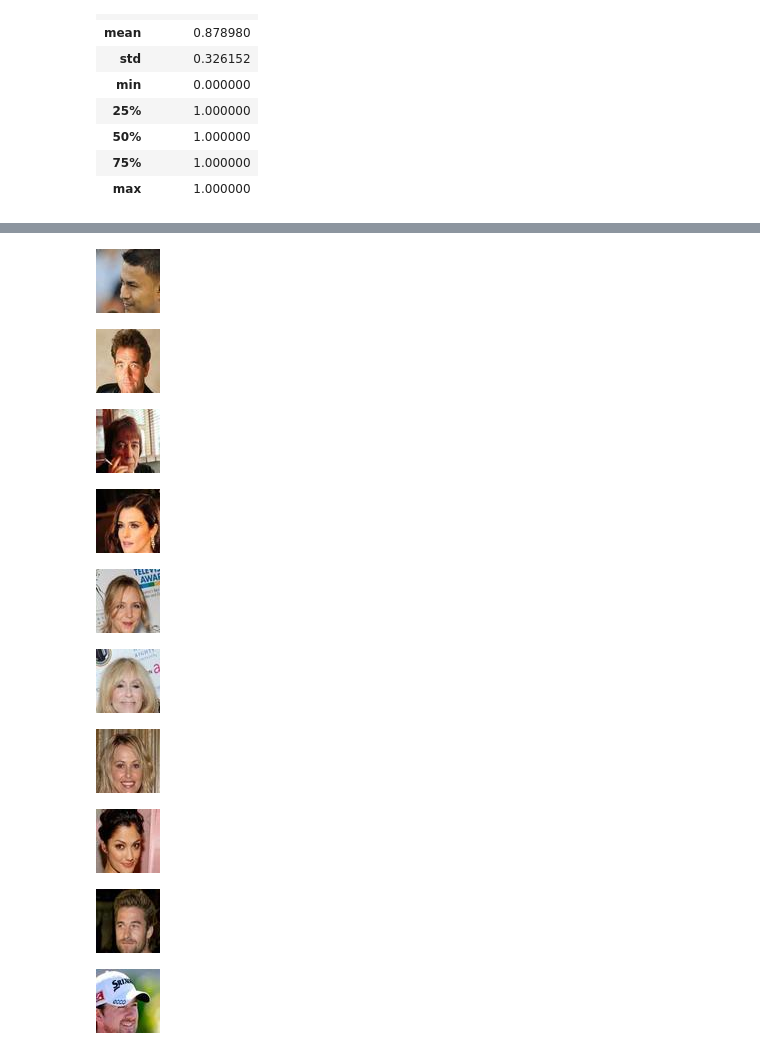
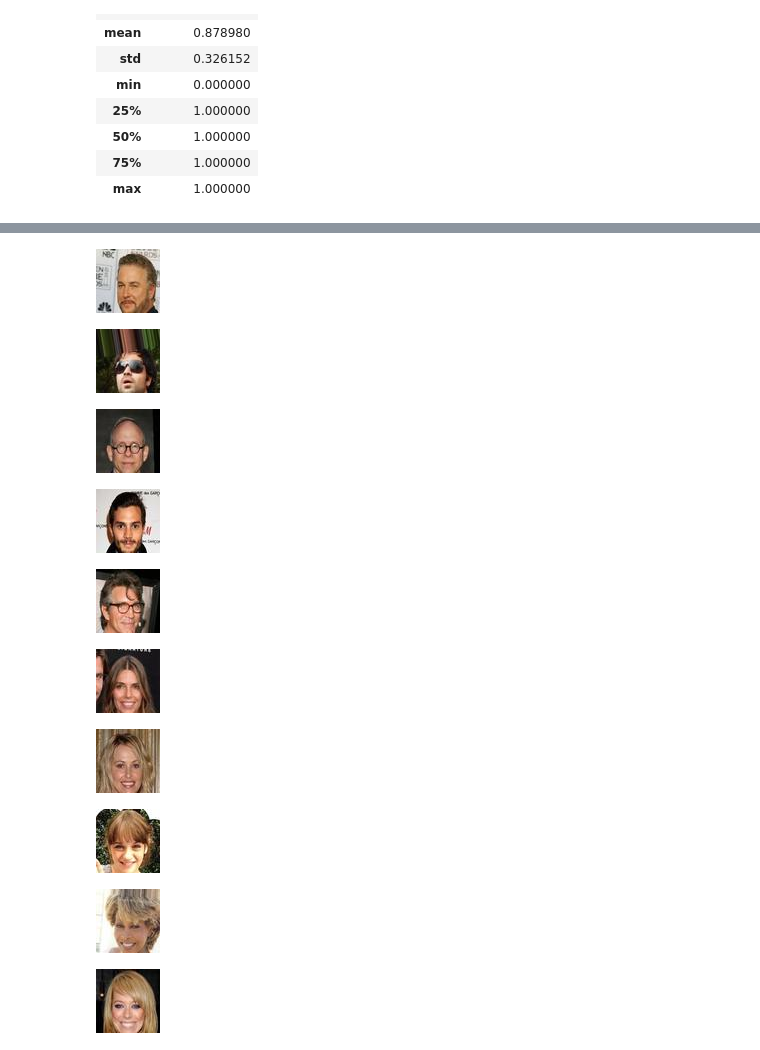
Before and after one commit to antoineschieb/ml_exercise_TP, a Jupyter notebook: explore.ipynb, the cells around one changed output, grey strips where cells are left out. Saved outputs shown, nothing was run; the diff lists cells and outputs as text; code cells hidden in the pictures.

```diff
--- a/explore.ipynb
+++ b/explore.ipynb
@@ -4,4 +5,5 @@ import PIL
 # %%
 # Read the file and load into a DataFrame
-df = pd.read_csv('ml_exercise_therapanacea/label_train.txt', header=None, names=['label'])
-df.index = df.index + 1
+ground_truth_df = pd.read_csv('ml_exercise_therapanacea/label_train.txt', header=None, names=['label'])
+ground_truth_df.index = ground_truth_df.index + 1
+ground_truth_df
@@ -41,17 +36,21 @@ all_zeros
 # %%
+all_zeros = ground_truth_df[ground_truth_df['label'] == 0].index.to_list()
+for x in all_zeros[100:105]:
+    img=Image.open(f'ml_exercise_therapanacea/train_img/{x:06d}.jpg')
+    display(img)
 
-
-for x in all_zeros[:10]:
-    img=PIL.Image.open(f'ml_exercise_therapanacea/train_img/{x:06d}.jpg')
+all_ones = ground_truth_df[ground_truth_df['label'] == 1].index.to_list()
+for x in all_ones[100:105]:
+    img=Image.open(f'ml_exercise_therapanacea/train_img/{x:06d}.jpg')
     display(img)
 # %% [output]
-[figure, old version]
+[figure, new version]
-[figure, old version]
+[figure, new version]
-[figure, old version]
+[figure, new version]
-[figure, old version]
+[figure, new version]
-[figure, old version]
+[figure, new version]
-[figure, old version]
+[figure, new version]
 [figure]
-[figure, old version]
+[figure, new version]
-[figure, old version]
+[figure, new version]
-[figure, old version]
+[figure, new version]
```
Also changed, not shown: parts of 9 cells of this notebook.
